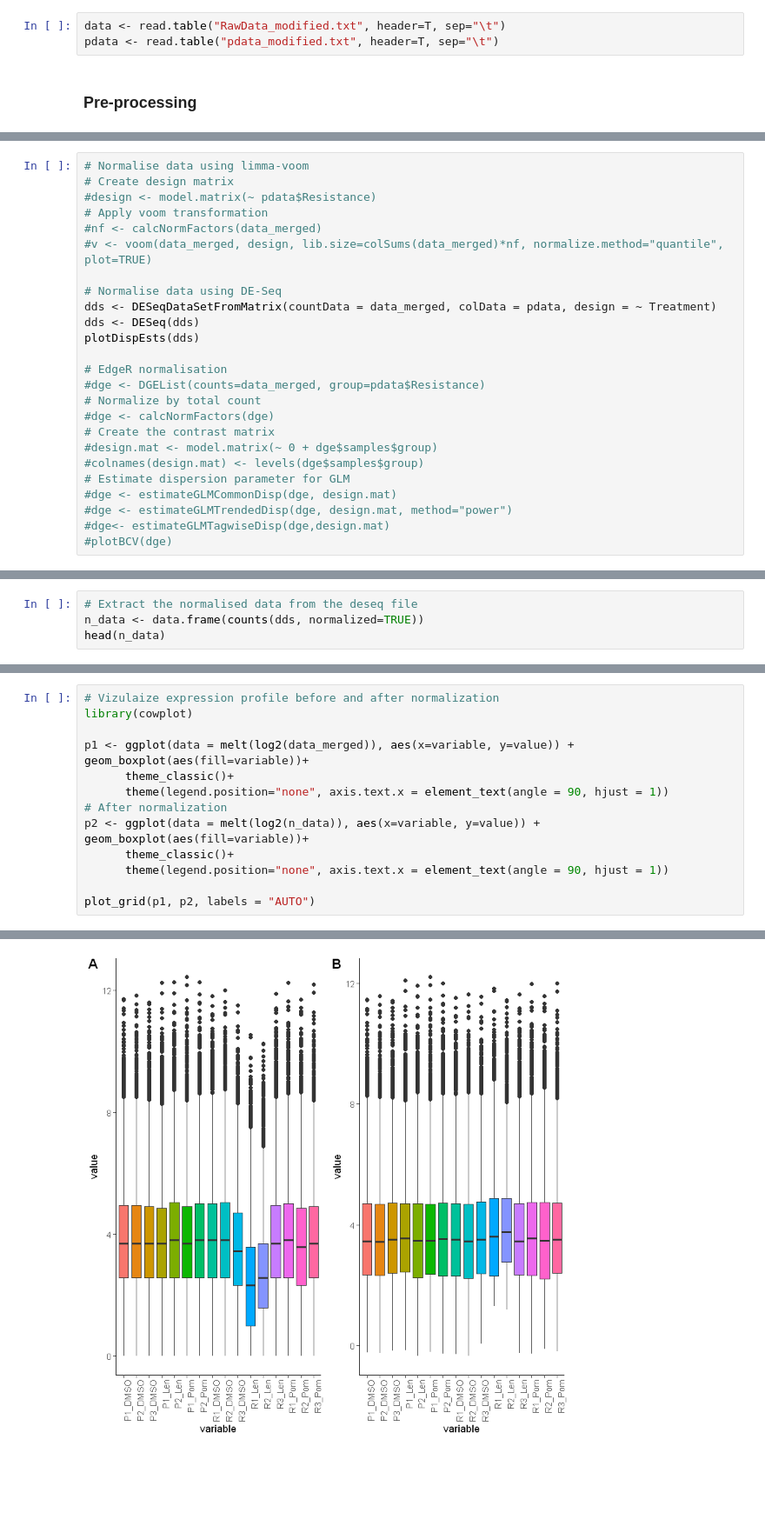
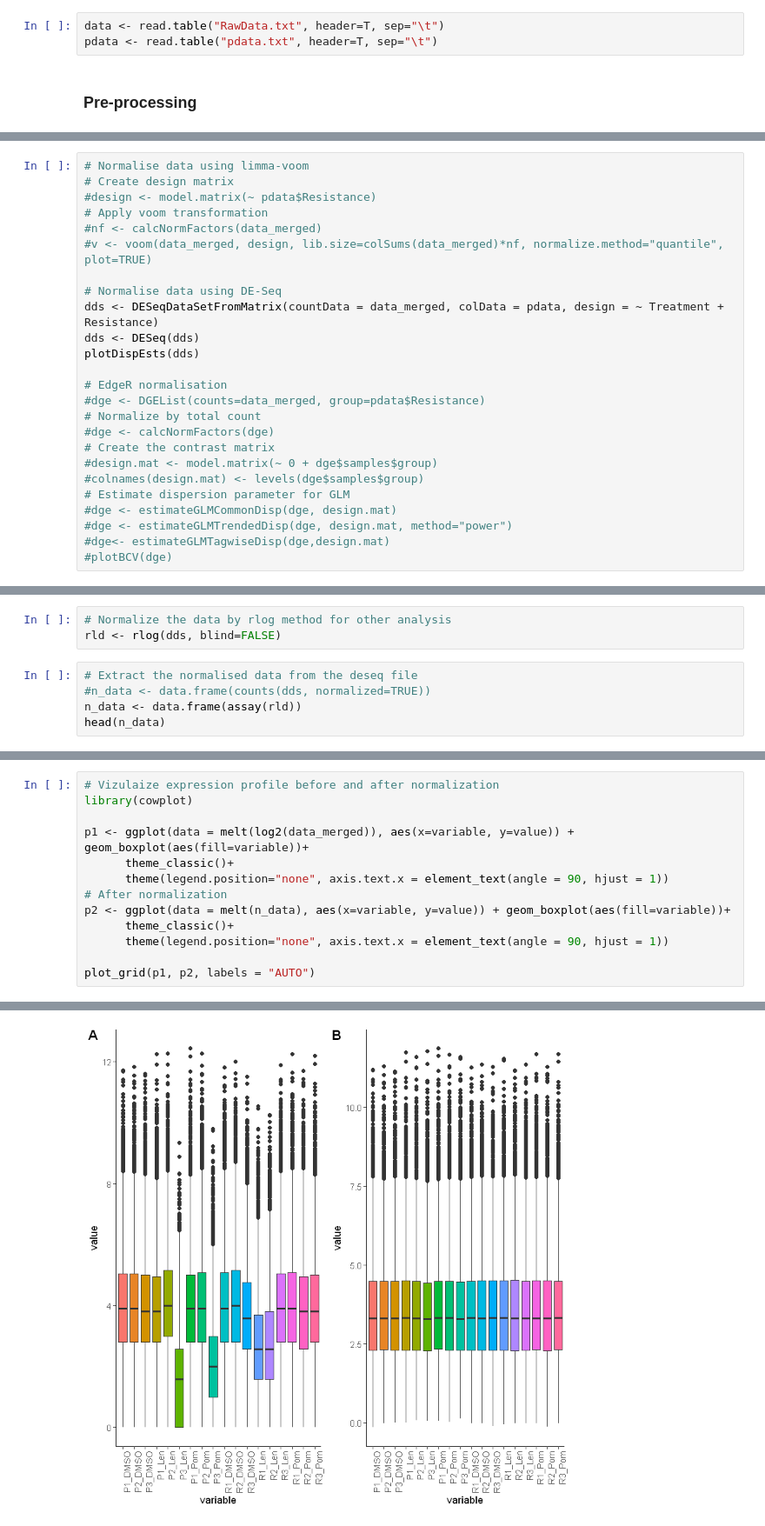
Before and after one commit to ajitjohnson/Jupyter-Notebooks, a Jupyter notebook: Mechanism of resistance to Lenalidomide in Lymphoma.ipynb, the cells around one changed output, grey strips where cells are left out. Shown at 87% size. Saved outputs shown, nothing was run; the diff lists cells and outputs as text; blank space fills up the shorter version.

Commit message:
Analysis Progress

```diff
--- a/Mechanism of resistance to Lenalidomide in Lymphoma.ipynb
+++ b/Mechanism of resistance to Lenalidomide in Lymphoma.ipynb
@@ -22,8 +22,8 @@ setwd ("Z:/Ajit/wenchao data")
 # %% [markdown]
 ## Import data
 # %%
-data <- read.table("RawData_modified.txt", header=T, sep="\t")
-pdata <- read.table("pdata_modified.txt", header=T, sep="\t")
+data <- read.table("RawData.txt", header=T, sep="\t")
+pdata <- read.table("pdata.txt", header=T, sep="\t")
 # %% [markdown]
 ### Pre-processing
 # %%
@@ -60,7 +60,7 @@ SHA-1 hash of file is a0c6a4622daa5b3775f335059a29d6224d9f4032
 #v <- voom(data_merged, design, lib.size=colSums(data_merged)*nf, normalize.method="quantile", plot=TRUE)
 
 # Normalise data using DE-Seq
-dds <- DESeqDataSetFromMatrix(countData = data_merged, colData = pdata, design = ~ Treatment)
+dds <- DESeqDataSetFromMatrix(countData = data_merged, colData = pdata, design = ~ Treatment + Resistance)
 dds <- DESeq(dds)
 plotDispEsts(dds)
 
@@ -87,5 +90,9 @@ fitting model and testing
+# %%
+# Normalize the data by rlog method for other analysis
+rld <- rlog(dds, blind=FALSE)
 # %%
 # Extract the normalised data from the deseq file
-n_data <- data.frame(counts(dds, normalized=TRUE))
+#n_data <- data.frame(counts(dds, normalized=TRUE))
+n_data <- data.frame(assay(rld))
 head(n_data)
 # %% [output]
@@ -104,7 +113,7 @@ p1 <- ggplot(data = melt(log2(data_merged)), aes(x=variable, y=value)) + geom_bo
       theme_classic()+
       theme(legend.position="none", axis.text.x = element_text(angle = 90, hjust = 1))
 # After normalization
-p2 <- ggplot(data = melt(log2(n_data)), aes(x=variable, y=value)) + geom_boxplot(aes(fill=variable))+
+p2 <- ggplot(data = melt(n_data), aes(x=variable, y=value)) + geom_boxplot(aes(fill=variable))+
       theme_classic()+
       theme(legend.position="none", axis.text.x = element_text(angle = 90, hjust = 1))
 
@@ -124 +126 @@ Warning message:
-[figure, old version]
+[figure, new version]
```
Also changed, not shown: parts of 14 cells of this notebook.
